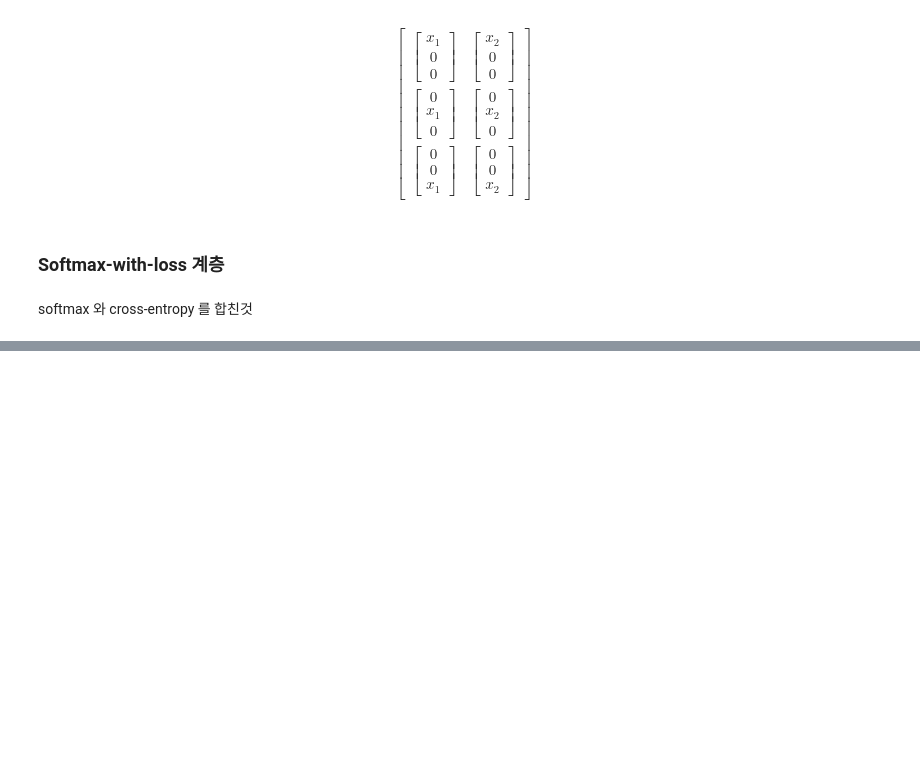
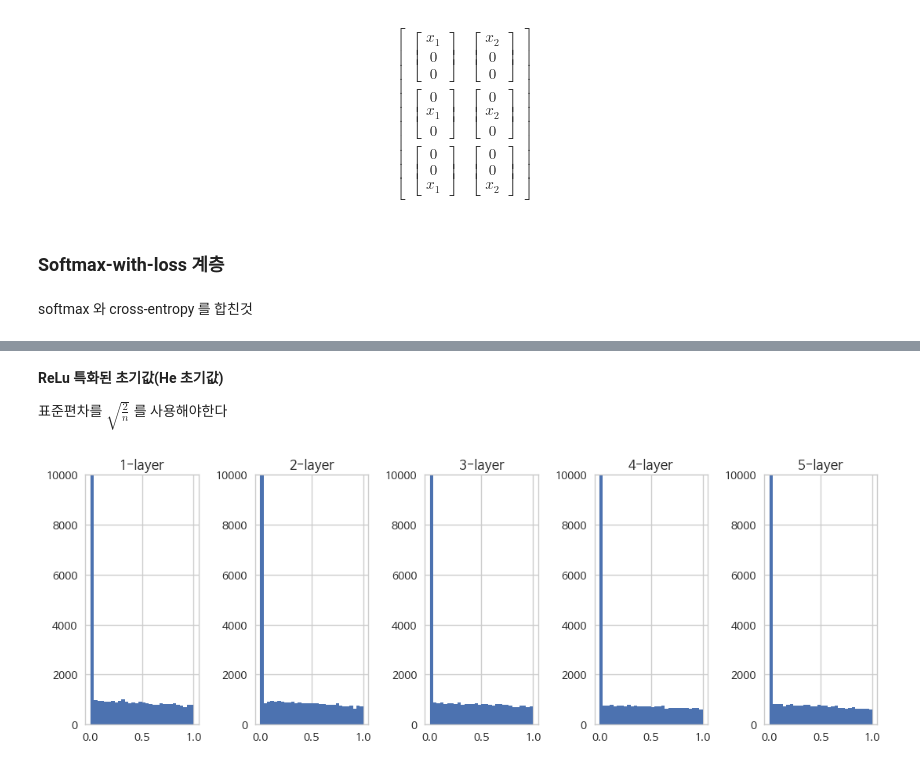
Before and after one commit to simonjisu/ML, a Jupyter notebook: NeuralNetwork/NN2.ipynb, the cells around one changed output, grey strips where cells are left out. Saved outputs shown, nothing was run; the diff lists cells and outputs as text; code cells hidden in the pictures; blank space fills up the shorter version.

```diff
--- a/NeuralNetwork/NN2.ipynb
+++ b/NeuralNetwork/NN2.ipynb
@@ -245,0 +407,16 @@ softmax 와 cross-entropy 를 합친것
+# %% [markdown]
+**ReLu 특화된 초기값(He 초기값)**
+
+표준편차를 $\sqrt{\frac{2}{n}}$ 를 사용해야한다
+# %%
+activations = get_activations(x, w_std=np.sqrt(2/node_num), node_num=node_num, function=ReLu)
+plt.figure(figsize=(11, 4), dpi=100)
+for i, a in activations.items():
+    plt.subplot(1, len(activations), i+1)
+    plt.title(str(i+1)+"-layer")
+    plt.hist(a.flatten(), 30, range=(0,1))
+    plt.ylim((0, 10000))
+plt.tight_layout()
+plt.show()
+# %% [output]
+[figure, added]
```
Also changed, not shown: parts of 25 cells of this notebook, 6 other files.
